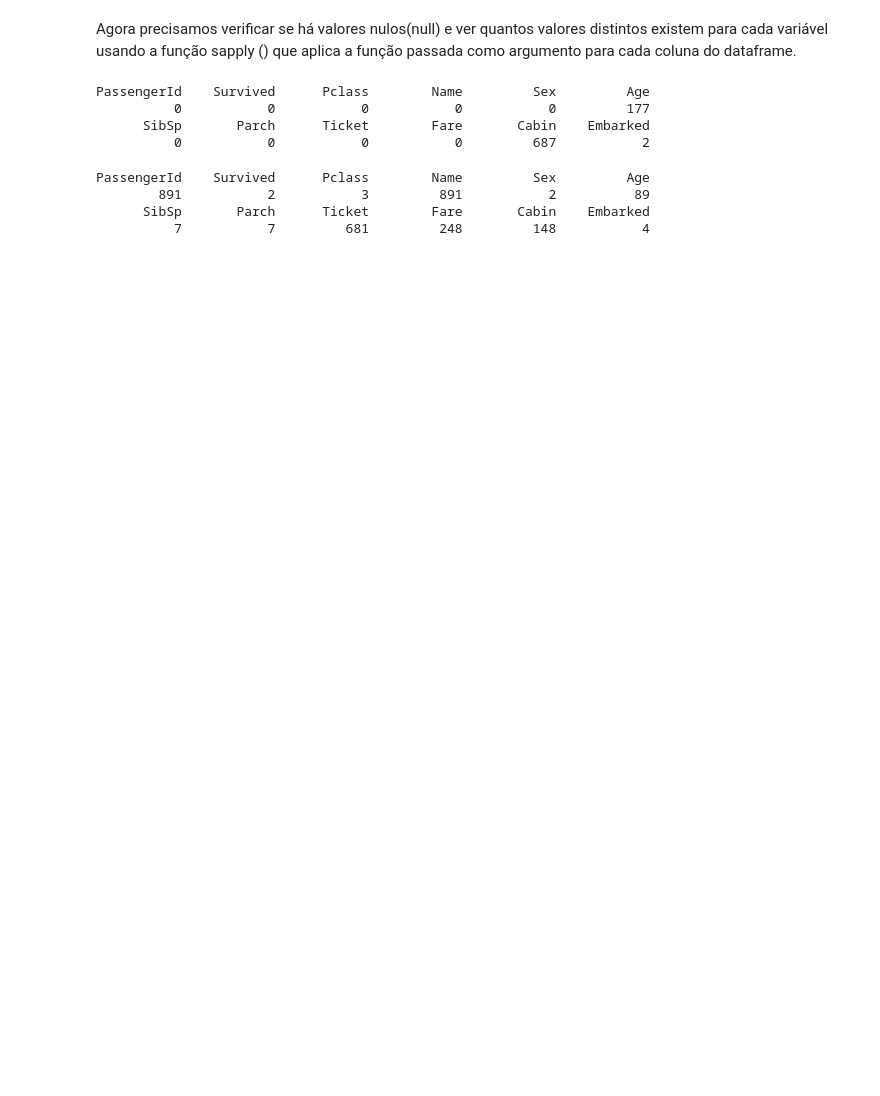
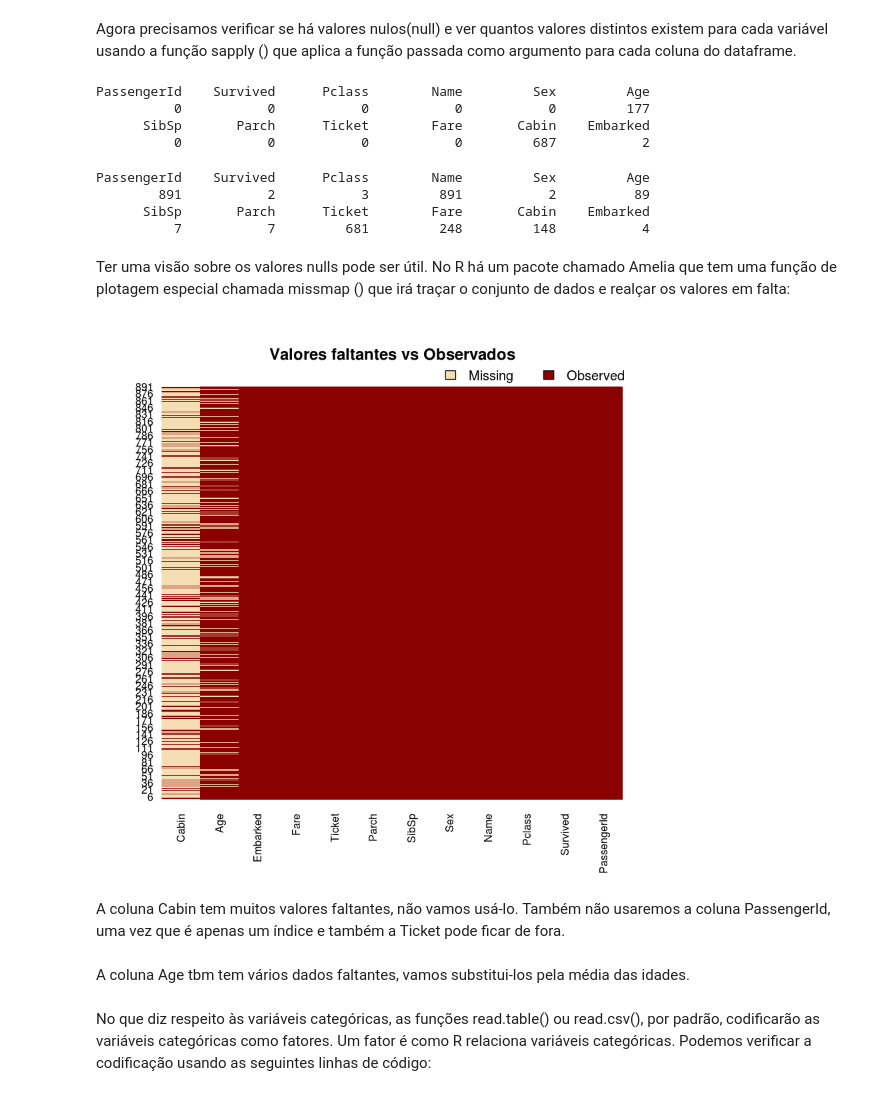
Before and after one commit to SCloves/regressao_logistica, a Jupyter notebook: regressao_logistica.ipynb, the cells around one changed output. Cells and saved outputs as stored; diff of their text form; code cells hidden in the pictures; blank space fills up the shorter version.

```diff
--- a/regressao_logistica.ipynb
+++ b/regressao_logistica.ipynb
@@ -50,3 +50,12 @@ PassengerId    Survived      Pclass        Name         Sex         Age
         891           2           3         891           2          89
       SibSp       Parch      Ticket        Fare       Cabin    Embarked
           7           7         681         248         148           4
+# %% [markdown]
+Ter uma visão sobre os valores nulls pode ser útil. No R há um pacote chamado Amelia que tem uma função de plotagem especial chamada missmap () que irá traçar o conjunto de dados e realçar os valores em falta:
+# %%
+library(Amelia)
+missmap(dado_cru_de_treinamento, main = "Valores faltantes vs Observados")
+# %% [output]
+[figure, added]
+# %% [markdown]
+A coluna Cabin tem muitos valores faltantes, não vamos usá-lo. Também não usaremos a coluna PassengerId, uma vez que é apenas um índice e também a Ticket pode ficar de fora.
@@ -52,0 +64,2 @@ PassengerId    Survived      Pclass        Name         Sex         Age
+# %% [markdown]
+A coluna Age tbm tem vários dados faltantes, vamos substitui-los pela média das idades.
@@ -52,0 +68,3 @@ PassengerId    Survived      Pclass        Name         Sex         Age
+# %% [markdown]
+No que diz respeito às variáveis categóricas, as funções read.table() ou read.csv(), por padrão, codificarão as variáveis categóricas como fatores. Um fator é como R relaciona variáveis categóricas.
+Podemos verificar a codificação usando as seguintes linhas de código:
```
Also changed, not shown: parts of 3 cells of this notebook.
